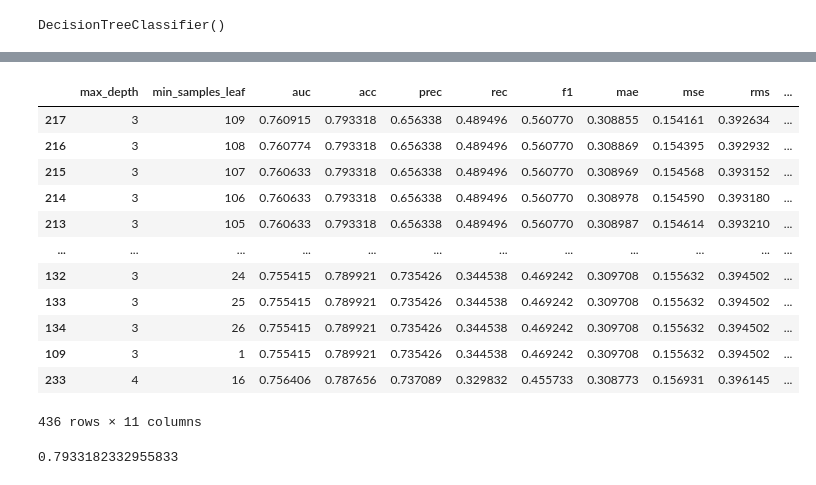
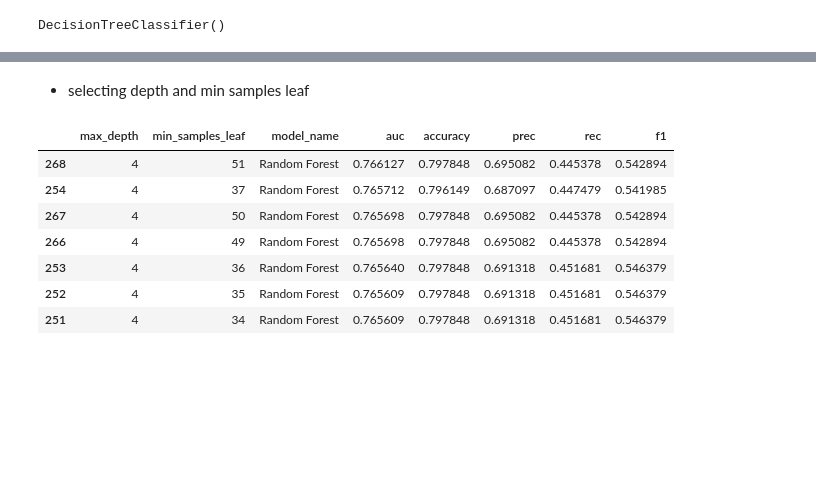
Before and after one commit to hamitguner/ML-zoomcamp, a Jupyter notebook: midterm-project/notebook.ipynb, the cells around one changed output, grey strips where cells are left out. Drawn from its saved outputs; the diff is of its cells as text; code cells hidden in the pictures; blank space fills up the shorter version.

Commit message:
best model selected. notebook is already finished for now

```diff
--- a/midterm-project/notebook.ipynb
+++ b/midterm-project/notebook.ipynb
@@ -807,0 +733,2 @@ roc_auc_score(y_test,y_pred)
+# %%
+y_pred= model.predict(X_val)
@@ -807,0 +754,18 @@ roc_auc_score(y_test,y_pred)
+# %%
+c_values = [100, 10, 1.0, 0.1, 0.01]
+scores = []
+
+for c in c_values:
+    model_name = 'Logistic Regression'
+    model = model = LogisticRegression(max_iter= 300, C = c)
+    model.fit(X_train, y_train)
+
+    y_pred = model.predict_proba(X_val)[:, 1]
+    y_pred2 = model.predict(X_val)
+    auc=roc_auc_score(y_val, y_pred)
+    acc = accuracy_score(y_val, y_pred2 )
+    prec = precision_score(y_val, y_pred2)
+    rec = recall_score(y_val, y_pred2)
+    f1 = f1_score(y_val, y_pred2)
+
+    scores.append((c,model_name,auc,acc,prec,rec,f1))
@@ -858,6 +847,7 @@ from sklearn.metrics import  accuracy_score, f1_score, precision_score, recall_s
+# %% [markdown]
+- selecting depth and min samples leaf
 # %%
 scores = []
-# [1, 5, 10, 15, 20, 500, 100, 200]
 for depth in [2,3, 4,5]:
     for s in range(1,110):
         dt = DecisionTreeClassifier(max_depth=depth, min_samples_leaf=s)
@@ -870,34 +860,19 @@ for depth in [2,3, 4,5]:
         prec = precision_score(y_val, y_pred2)
         rec = recall_score(y_val, y_pred2)
         f1 = f1_score(y_val, y_pred2)
-        mae = mean_absolute_error(y_val,y_pred)
-        mse = mean_squared_error(y_val,y_pred)
-        rms =  mean_squared_error(y_val,y_pred, squared=False)
-        r2 = r2_score(y_val,y_pred)
 
-        scores.append((depth, s, auc,acc,prec,rec,f1,mae,mse,rms,r2))
+        scores.append((depth, s, model_name,auc,acc,prec,rec,f1))
 # %%
-columns = ['max_depth', 'min_samples_leaf', 'auc','acc','prec','rec','f1','mae','mse','rms','r2']
+columns = ['max_depth', 'min_samples_leaf','model_name', 'auc','accuracy','prec','rec','f1']
 df_scores = pd.DataFrame(scores, columns=columns)
 # %%
-df_scores.sort_values('f1',ascending=False)
+df_scores.sort_values('auc',ascending=False).head(7)
 # %% [output]
-|  | max_depth | min_samples_leaf | auc | acc | prec | rec | f1 | mae | mse | rms | ... |
-| 217 | 3 | 109 | 0.760915 | 0.793318 | 0.656338 | 0.489496 | 0.560770 | 0.308855 | 0.154161 | 0.392634 | ... |
-| 216 | 3 | 108 | 0.760774 | 0.793318 | 0.656338 | 0.489496 | 0.560770 | 0.308869 | 0.154395 | 0.392932 | ... |
-| 215 | 3 | 107 | 0.760633 | 0.793318 | 0.656338 | 0.489496 | 0.560770 | 0.308969 | 0.154568 | 0.393152 | ... |
-| 214 | 3 | 106 | 0.760633 | 0.793318 | 0.656338 | 0.489496 | 0.560770 | 0.308978 | 0.154590 | 0.393180 | ... |
-| 213 | 3 | 105 | 0.760633 | 0.793318 | 0.656338 | 0.489496 | 0.560770 | 0.308987 | 0.154614 | 0.393210 | ... |
-| ... | ... | ... | ... | ... | ... | ... | ... | ... | ... | ... | ... |
-| 132 | 3 | 24 | 0.755415 | 0.789921 | 0.735426 | 0.344538 | 0.469242 | 0.309708 | 0.155632 | 0.394502 | ... |
-| 133 | 3 | 25 | 0.755415 | 0.789921 | 0.735426 | 0.344538 | 0.469242 | 0.309708 | 0.155632 | 0.394502 | ... |
-| 134 | 3 | 26 | 0.755415 | 0.789921 | 0.735426 | 0.344538 | 0.469242 | 0.309708 | 0.155632 | 0.394502 | ... |
-| 109 | 3 | 1 | 0.755415 | 0.789921 | 0.735426 | 0.344538 | 0.469242 | 0.309708 | 0.155632 | 0.394502 | ... |
-| 233 | 4 | 16 | 0.756406 | 0.787656 | 0.737089 | 0.329832 | 0.455733 | 0.308773 | 0.156931 | 0.396145 | ... |
+|  | max_depth | min_samples_leaf | model_name | auc | accuracy | prec | rec | f1 |
+| 268 | 4 | 51 | Random Forest | 0.766127 | 0.797848 | 0.695082 | 0.445378 | 0.542894 |
+| 254 | 4 | 37 | Random Forest | 0.765712 | 0.796149 | 0.687097 | 0.447479 | 0.541985 |
+| 267 | 4 | 50 | Random Forest | 0.765698 | 0.797848 | 0.695082 | 0.445378 | 0.542894 |
+| 266 | 4 | 49 | Random Forest | 0.765698 | 0.797848 | 0.695082 | 0.445378 | 0.542894 |
+| 253 | 4 | 36 | Random Forest | 0.765640 | 0.797848 | 0.691318 | 0.451681 | 0.546379 |
+| 252 | 4 | 35 | Random Forest | 0.765609 | 0.797848 | 0.691318 | 0.451681 | 0.546379 |
+| 251 | 4 | 34 | Random Forest | 0.765609 | 0.797848 | 0.691318 | 0.451681 | 0.546379 |
-436 rows × 11 columns
-# %%
-dt = DecisionTreeClassifier(max_depth=3, min_samples_leaf=109)
-dt.fit(X_train, y_train)
-dt.score(X_val, y_val)
-# %% [output]
-0.7933182332955833
```
Also changed, not shown: parts of 77 cells of this notebook.
